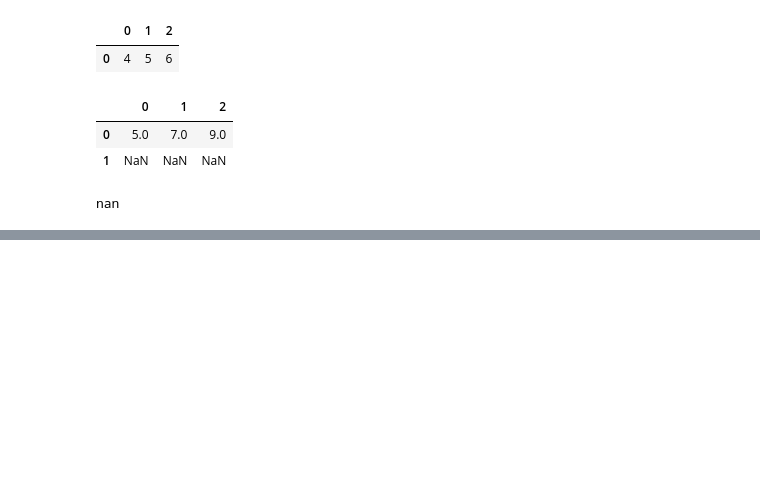
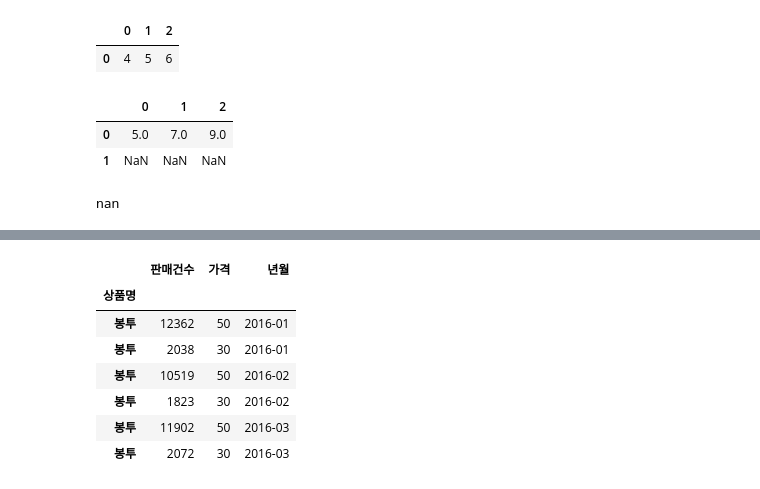
Before and after one commit to CodingSta/demo-lge-201811, a Jupyter notebook: 3일차.ipynb, the cells around one changed output, grey strips where cells are left out. Drawn from its saved outputs; the diff is of its cells as text; code cells hidden in the pictures; blank space fills up the shorter version.

```diff
--- a/3일차.ipynb
+++ b/3일차.ipynb
@@ -75,0 +129,11 @@ nan
+# %%
+df_2016_1q.loc['봉투']
+# %% [output]
+|  | 판매건수 | 가격 | 년월 |
+| 상품명 |  |  |  |
+| 봉투 | 12362 | 50 | 2016-01 |
+| 봉투 | 2038 | 30 | 2016-01 |
+| 봉투 | 10519 | 50 | 2016-02 |
+| 봉투 | 1823 | 30 | 2016-02 |
+| 봉투 | 11902 | 50 | 2016-03 |
+| 봉투 | 2072 | 30 | 2016-03 |
```
Also changed, not shown: parts of 11 cells of this notebook.
